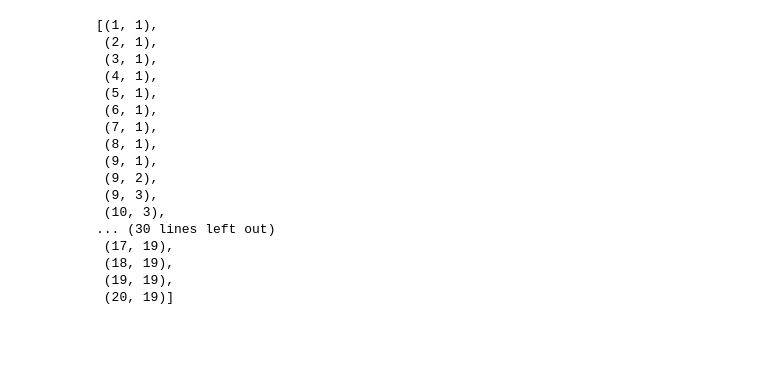
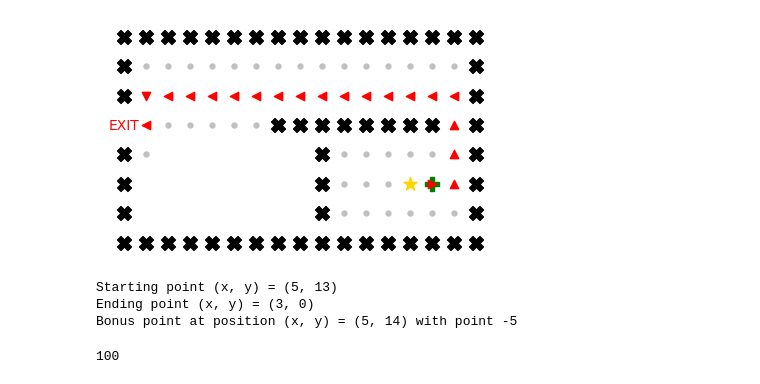
Before and after one commit to hungngocphat01/HCMUS-IntroAI-Project01-Pathfinding, a Jupyter notebook: source/Example.ipynb, the cells around one changed output. Cells and saved outputs as stored; diff of their text form; code cells hidden in the pictures; blank space fills up the shorter version.

```diff
--- a/source/Example.ipynb
+++ b/source/Example.ipynb
@@ -33,19 +32,12 @@ Bonus point at position (x, y) = (19, 11) with point -10
 # %%
+g.clear()
+DFS(g)
+visited, path, cost = g.get_visited()
+g.visualize(path, visited=visited, figsize=fs)
+cost
 # %% [output]
+[figure, added]
-[(1, 1),
- (2, 1),
- (3, 1),
- (4, 1),
- (5, 1),
- (6, 1),
- (7, 1),
- (8, 1),
- (9, 1),
- (9, 2),
- (9, 3),
- (10, 3),
-... (30 lines left out)
- (17, 19),
- (18, 19),
- (19, 19),
- (20, 19)]
+Starting point (x, y) = (5, 13)
+Ending point (x, y) = (3, 0)
+Bonus point at position (x, y) = (5, 14) with point -5
+100
```
Also changed, not shown: parts of 5 cells of this notebook, 1 other file.
